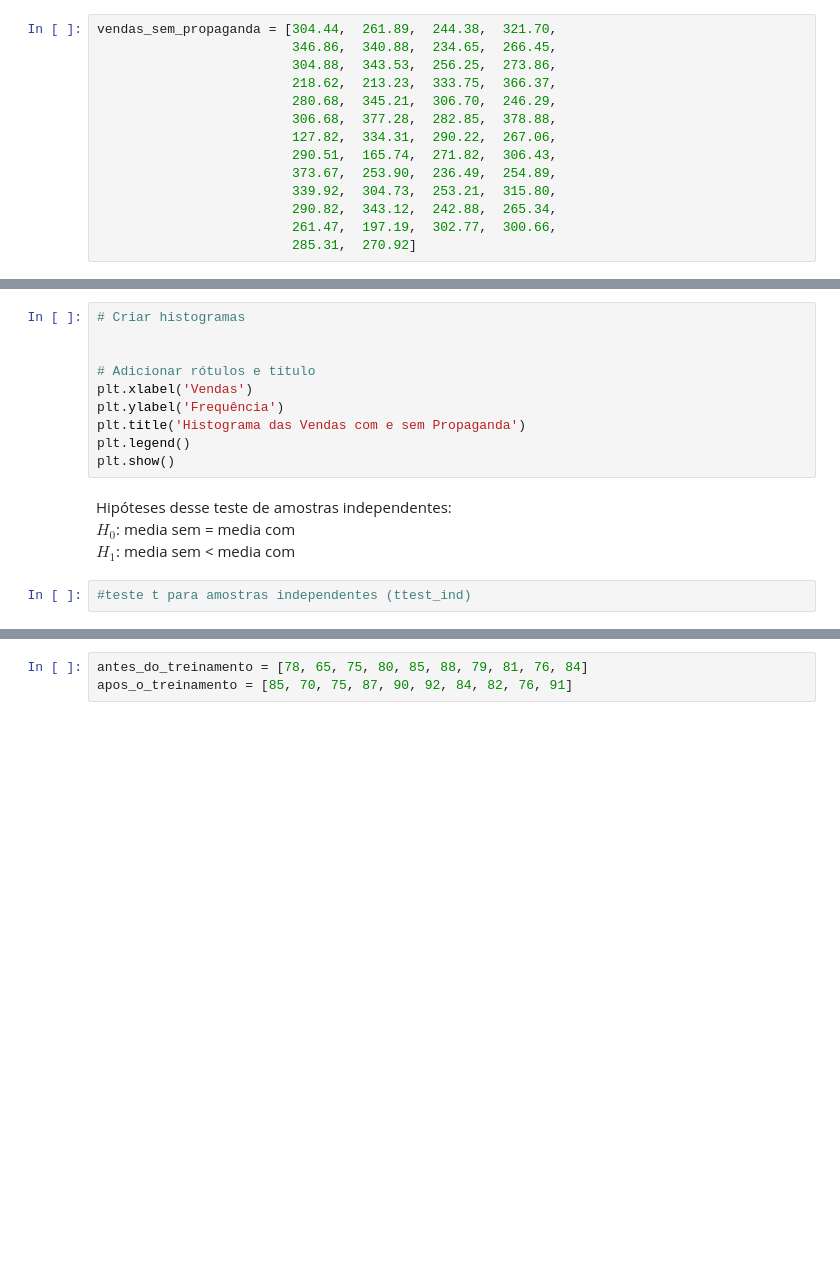
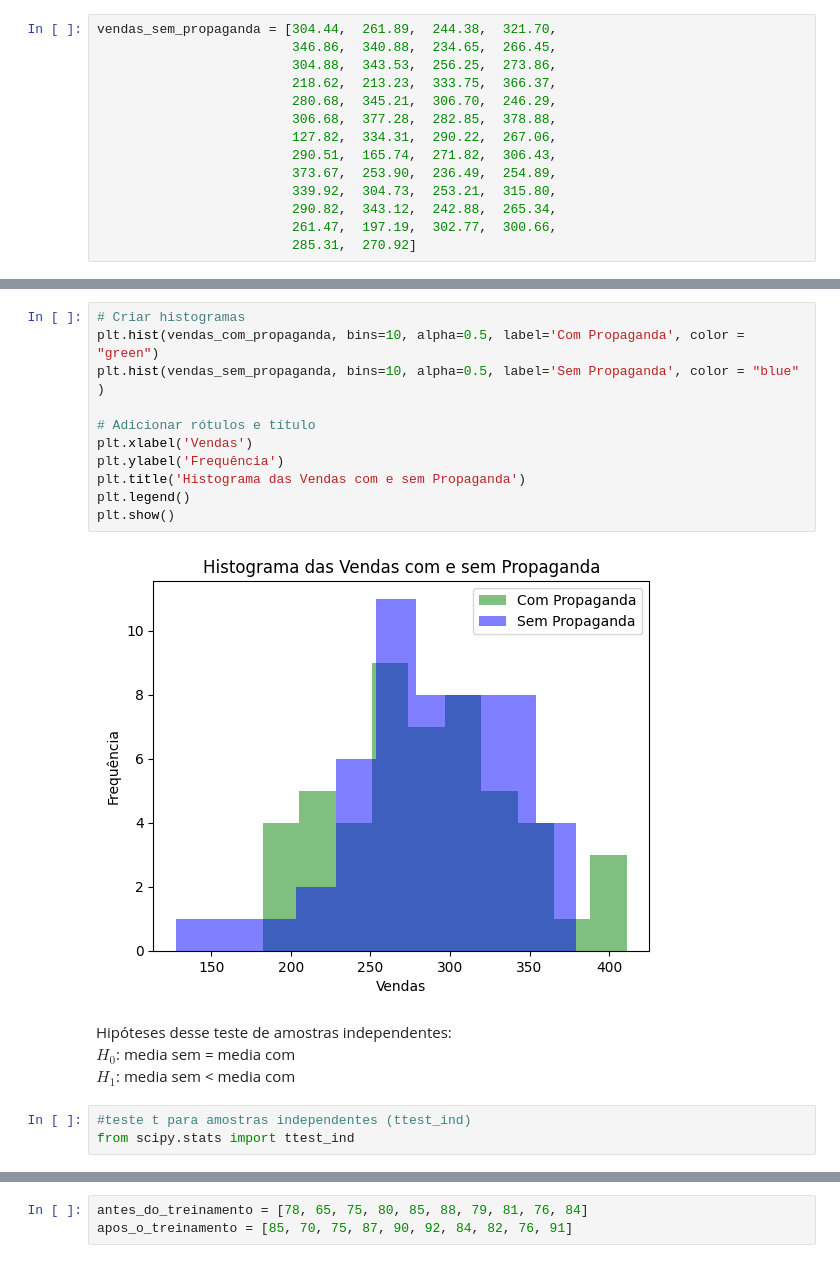
Before and after one commit to IronZiiz/data-science-hypothesis-testing, a Jupyter notebook: [Aula_0]_Data_Science_Testes_com_Data_Science.ipynb, the cells around one changed output, grey strips where cells are left out. Drawn from its saved outputs; the diff is of its cells as text; blank space fills up the shorter version.

```diff
--- a/[Aula_0]_Data_Science_Testes_com_Data_Science.ipynb
+++ b/[Aula_0]_Data_Science_Testes_com_Data_Science.ipynb
@@ -517,18 +536,22 @@ vendas_sem_propaganda = [304.44,  261.89,  244.38,  321.70,
 # %%
 # Criar histogramas
-
+plt.hist(vendas_com_propaganda, bins=10, alpha=0.5, label='Com Propaganda', color = "green")
+plt.hist(vendas_sem_propaganda, bins=10, alpha=0.5, label='Sem Propaganda', color = "blue" )
 
 # Adicionar rótulos e título
 plt.xlabel('Vendas')
 plt.ylabel('Frequência')
 plt.title('Histograma das Vendas com e sem Propaganda')
 plt.legend()
 plt.show()
+# %% [output]
+[figure, added]
 # %% [markdown]
 Hipóteses desse teste de amostras independentes:\
 $H_0$: media sem = media com\
 $H_1$: media sem < media com
 # %%
 #teste t para amostras independentes (ttest_ind)
+from scipy.stats import ttest_ind
 # %%
 # Aplicação do teste t de Student para amostras independentes
```
Also changed, not shown: parts of 53 cells of this notebook.
